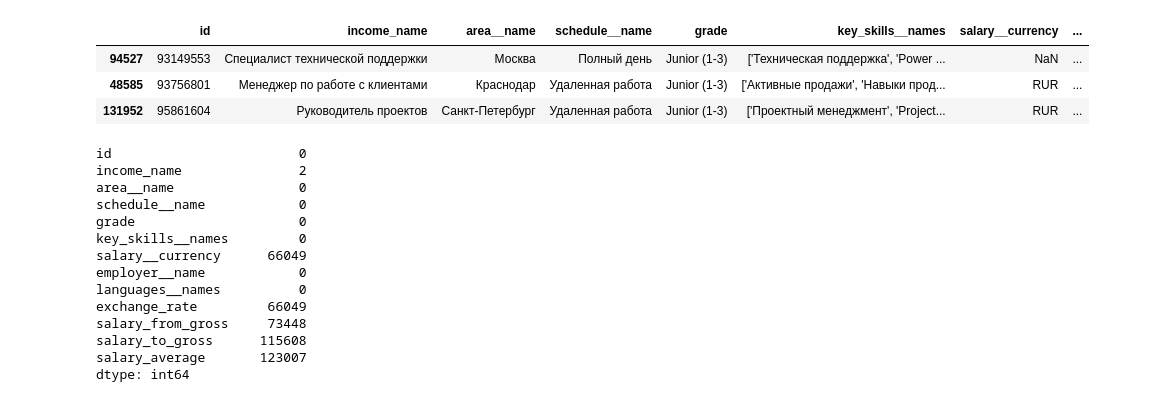
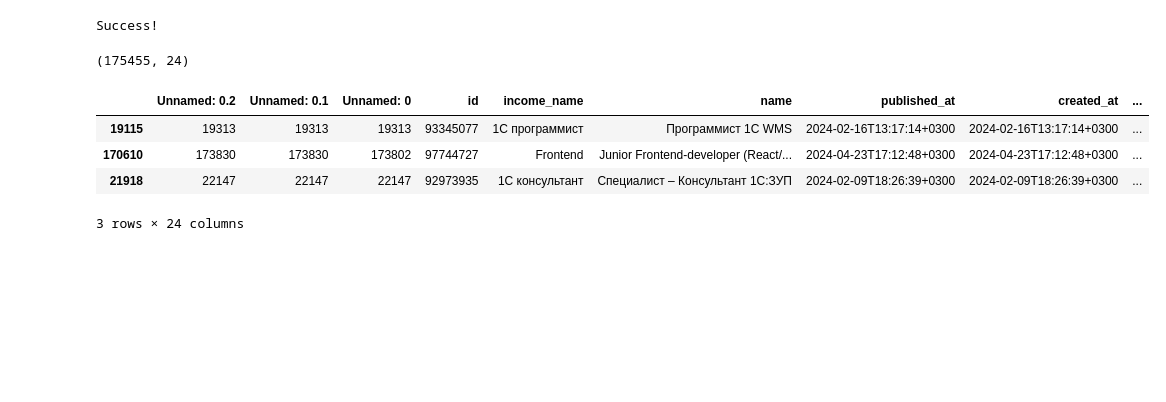
Before and after one commit to LadHrAnalytics/ML_HR, a Jupyter notebook: Notebooks/dataset_cleaning.ipynb, the cells around one changed output. Saved outputs shown, nothing was run; the diff lists cells and outputs as text; code cells hidden in the pictures; blank space fills up the shorter version.

```diff
--- a/Notebooks/dataset_cleaning.ipynb
+++ b/Notebooks/dataset_cleaning.ipynb
@@ -7,11 +17,26 @@ import os
 # %%
-ROOT_DIR = os.path.dirname(os.path.abspath(os.curdir))
-DATASET_PATH = f"{ROOT_DIR}/source_data/superset_hr.xlsx"
-GOOGLE_COLAB_PATH = '/content/superset_hr.xlsx'
+ROOT_DIR: str = os.path.dirname(os.path.abspath(os.curdir))
+DATASET_PATH: str = f"{ROOT_DIR}/source_data/superset_hr.xlsx"
+GOOGLE_COLAB_PATH: str = '/content/superset_hr.xlsx'
+load_dotenv()
 
-try:
-    df_original = pd.read_excel(DATASET_PATH)
-except FileNotFoundError:
-    print(f"Can't open file from path: {DATASET_PATH}")
-    print(f"Using google colab path instead: {GOOGLE_COLAB_PATH}")
-    df_original = pd.read_excel(GOOGLE_COLAB_PATH)
+if DATASET_URL := os.environ.get('DATASET_URL') is None:
+    DATASET_URL = input('>>> .env was not found! Provide url for downloading: ')
+
+def get_original_dataframe() -> pd.DataFrame:
+    try:
+        df = pd.read_excel(DATASET_PATH)
+    except FileNotFoundError:
+        try:
+            print(f"Can't open file from path: {DATASET_PATH}", end='\n\n')
+            df = pd.read_excel(GOOGLE_COLAB_PATH)
+        except FileNotFoundError:
+            print(f"Can't open file from path: {GOOGLE_COLAB_PATH}", end='\n\n')
+            file_name = gdown.download(DATASET_URL, fuzzy=True)
+            os.makedirs(os.path.dirname(DATASET_PATH), exist_ok=True)
+            os.rename(os.path.abspath(file_name), DATASET_PATH)
+            print(f'Moved to: {DATASET_PATH}', end='\n\n')
+            df = pd.read_excel(DATASET_PATH)
+    finally:
+        print('Success!')
+        return df
@@ -36,0 +43,14 @@ def get_clear_df_version(df: pd.DataFrame) -> pd.DataFrame:
+# %%
+df_original = get_original_dataframe()
+# %% [output]
+Success!
+# %%
+print(df_original.shape)
+df_original.sample(3)
+# %% [output]
+(175455, 24)
+|  | Unnamed: 0.2 | Unnamed: 0.1 | Unnamed: 0 | id | income_name | name | published_at | created_at | ... |
+| 19115 | 19313 | 19313 | 19313 | 93345077 | 1С программист | Программист 1С WMS | 2024-02-16T13:17:14+0300 | 2024-02-16T13:17:14+0300 | ... |
+| 170610 | 173830 | 173830 | 173802 | 97744727 | Frontend | Junior Frontend-developer (React/... | 2024-04-23T17:12:48+0300 | 2024-04-23T17:12:48+0300 | ... |
+| 21918 | 22147 | 22147 | 22147 | 92973935 | 1C консультант | Специалист – Консультант 1С:ЗУП | 2024-02-09T18:26:39+0300 | 2024-02-09T18:26:39+0300 | ... |
+3 rows × 24 columns
@@ -37,21 +135,3 @@ def get_clear_df_version(df: pd.DataFrame) -> pd.DataFrame:
 # %%
 df_clear = get_clear_df_version(df_original)
+print_df_info(df_clear)
-# %% [output]
-|  | id | income_name | area__name | schedule__name | grade | key_skills__names | salary__currency | ... |
-| 94527 | 93149553 | Специалист технической поддержки | Москва | Полный день | Junior (1-3) | ['Техническая поддержка', 'Power ... | NaN | ... |
-| 48585 | 93756801 | Менеджер по работе с клиентами | Краснодар | Удаленная работа | Junior (1-3) | ['Активные продажи', 'Навыки прод... | RUR | ... |
-| 131952 | 95861604 | Руководитель проектов | Санкт-Петербург | Удаленная работа | Junior (1-3) | ['Проектный менеджмент', 'Project... | RUR | ... |
-id                        0
-income_name               2
-area__name                0
-schedule__name            0
-grade                     0
-key_skills__names         0
-salary__currency      66049
-employer__name            0
-languages__names          0
-exchange_rate         66049
-salary_from_gross     73448
-salary_to_gross      115608
-salary_average       123007
-dtype: int64
```
Also changed, not shown: parts of 8 cells of this notebook, 1 other file.
